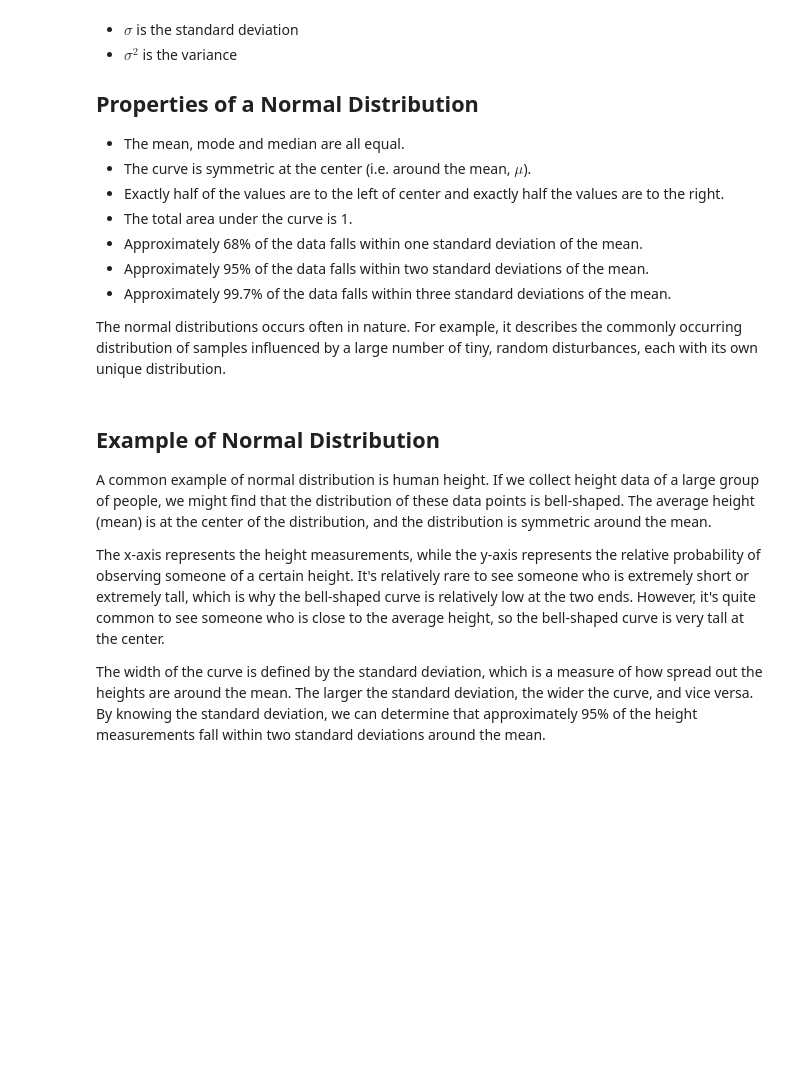
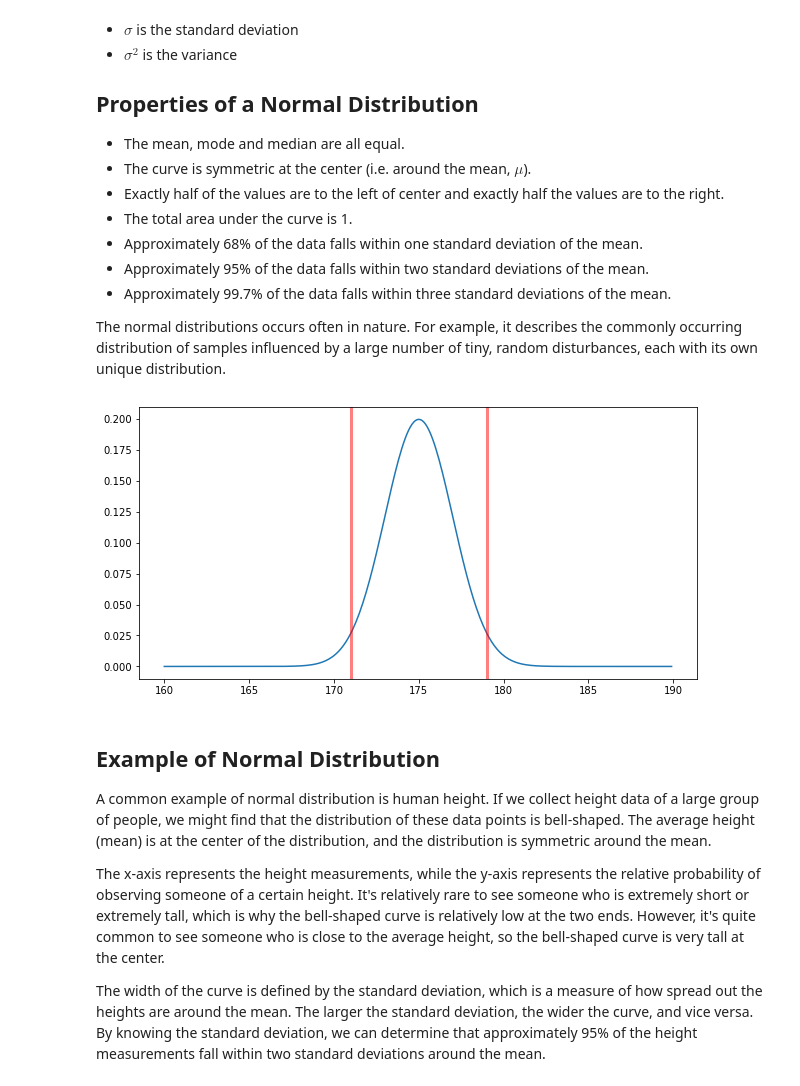
Before and after one commit to amirhdre/Stats-ML-Foundations, a Jupyter notebook: jupyter notebooks/02_Normal_Distribution.ipynb, the cells around one changed output. Cells and saved outputs as stored; diff of their text form; code cells hidden in the pictures; blank space fills up the shorter version.

```diff
--- a/jupyter notebooks/02_Normal_Distribution.ipynb
+++ b/jupyter notebooks/02_Normal_Distribution.ipynb
@@ -24,6 +24,22 @@ Where:
 - Approximately 99.7% of the data falls within three standard deviations of the mean.
 
 The normal distributions occurs often in nature. For example, it describes the commonly occurring distribution of samples influenced by a large number of tiny, random disturbances, each with its own unique distribution.
+# %%
+import numpy as np
+import matplotlib.pyplot as plt
+
+mu, sigma = 175, 2
+x = np.arange(160,190,0.1)
+y = 1/(np.sqrt(2*np.pi*sigma**2))*np.exp(-(x-mu)**2/(2*sigma**2))
+lower_95_bound = mu - sigma*2
+higher_95_bound = mu + sigma*2
+plt.figure(figsize=(10,5))
+plt.plot(x, y)
+plt.axvline(lower_95_bound, c='r', lw=3, alpha=0.5)
+plt.axvline(higher_95_bound, c='r', lw=3, alpha=0.5)
+plt.show()
+# %% [output]
+[figure, added]
 # %% [markdown]
 ## Example of Normal Distribution
 
```
Also changed, not shown: 8 other files.
